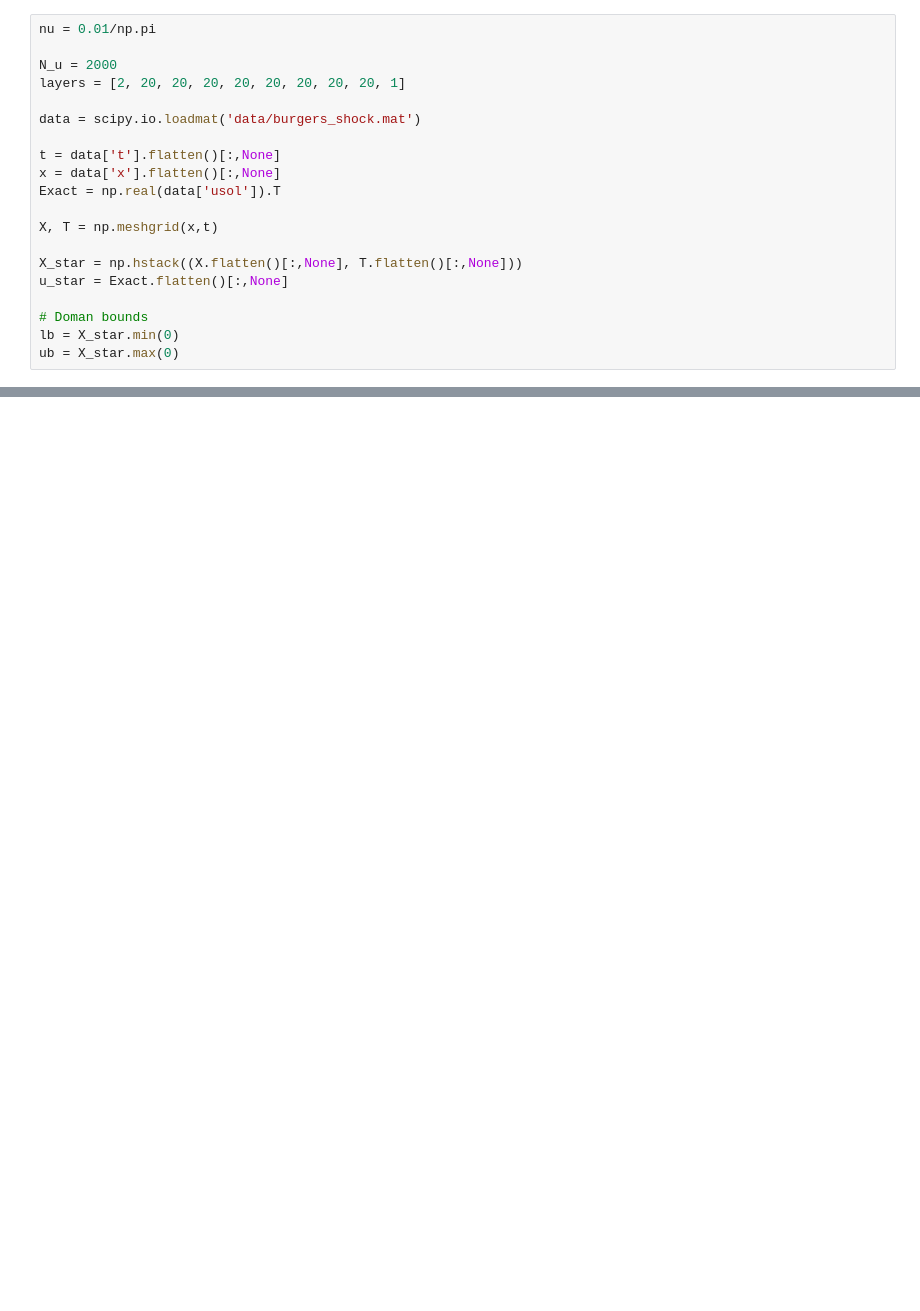
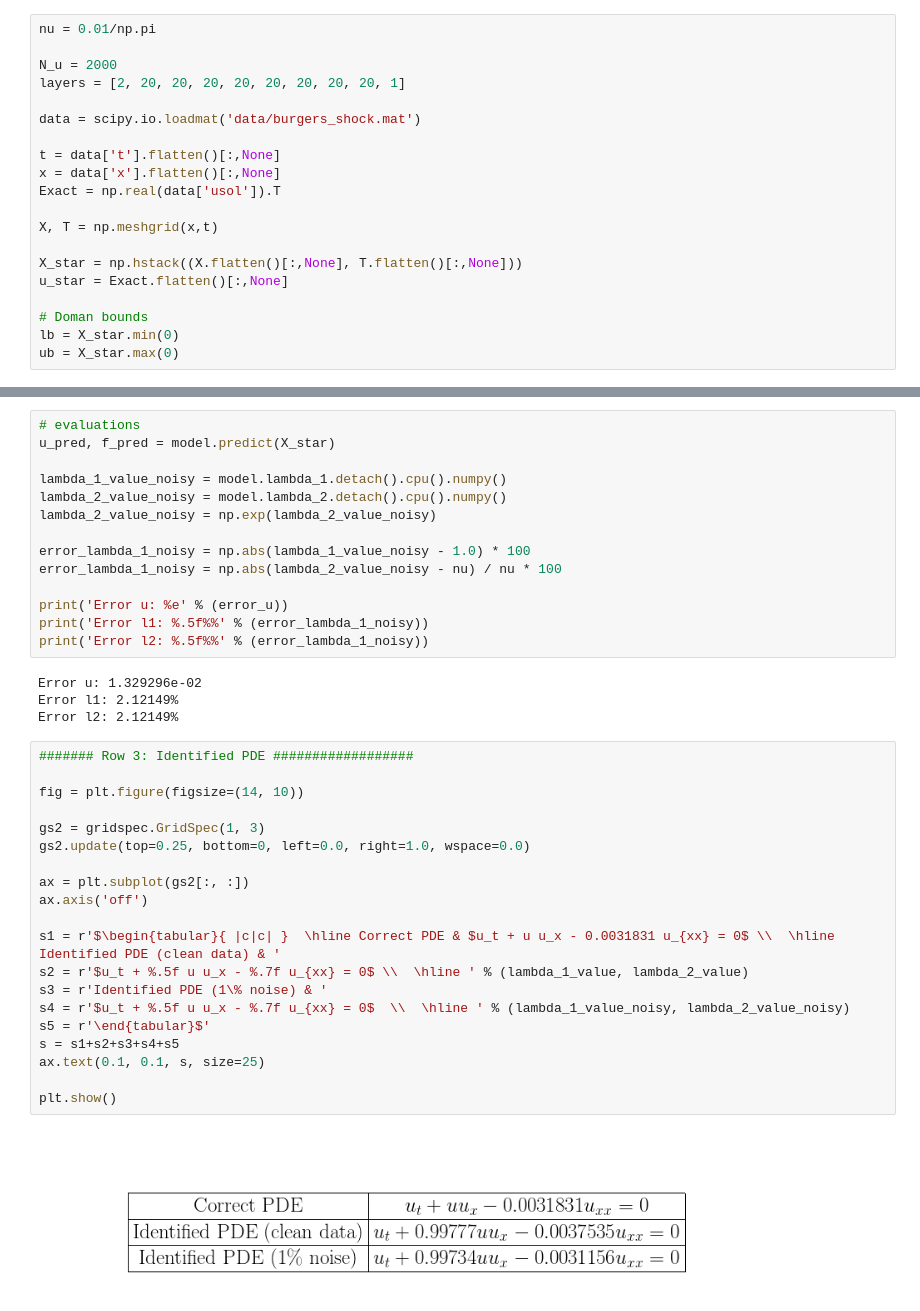
Before and after one commit to jayroxis/PINNs, a Jupyter notebook: Burgers Equation/Burgers Identification (PyTorch).ipynb, the cells around one changed output, grey strips where cells are left out. Saved outputs shown, nothing was run; the diff lists cells and outputs as text; blank space fills up the shorter version.

Commit message:
Update with Correct Codes

```diff
--- a/Burgers Equation/Burgers Identification (PyTorch).ipynb
+++ b/Burgers Equation/Burgers Identification (PyTorch).ipynb
@@ -317,0 +438,40 @@ It: 810, Loss: 1.296e-02, Lambda_1: 0.375, Lambda_2: 0.002862, Time: 0.15
+# %%
+# evaluations
+u_pred, f_pred = model.predict(X_star)
+
+lambda_1_value_noisy = model.lambda_1.detach().cpu().numpy()
+lambda_2_value_noisy = model.lambda_2.detach().cpu().numpy()
+lambda_2_value_noisy = np.exp(lambda_2_value_noisy)
+
+error_lambda_1_noisy = np.abs(lambda_1_value_noisy - 1.0) * 100
+error_lambda_1_noisy = np.abs(lambda_2_value_noisy - nu) / nu * 100
+
+print('Error u: %e' % (error_u))
+print('Error l1: %.5f%%' % (error_lambda_1_noisy))
+print('Error l2: %.5f%%' % (error_lambda_1_noisy))
+# %% [output]
+Error u: 1.329296e-02
+Error l1: 2.12149%
+Error l2: 2.12149%
+# %%
+####### Row 3: Identified PDE ##################
+
+fig = plt.figure(figsize=(14, 10))
+
+gs2 = gridspec.GridSpec(1, 3)
+gs2.update(top=0.25, bottom=0, left=0.0, right=1.0, wspace=0.0)
+
+ax = plt.subplot(gs2[:, :])
+ax.axis('off')
+
+s1 = r'$\begin{tabular}{ |c|c| }  \hline Correct PDE & $u_t + u u_x - 0.0031831 u_{xx} = 0$ \\  \hline Identified PDE (clean data) & '
+s2 = r'$u_t + %.5f u u_x - %.7f u_{xx} = 0$ \\  \hline ' % (lambda_1_value, lambda_2_value)
+s3 = r'Identified PDE (1\% noise) & '
+s4 = r'$u_t + %.5f u u_x - %.7f u_{xx} = 0$  \\  \hline ' % (lambda_1_value_noisy, lambda_2_value_noisy)
+s5 = r'\end{tabular}$'
+s = s1+s2+s3+s4+s5
+ax.text(0.1, 0.1, s, size=25)
+
+plt.show()
+# %% [output]
+[figure, added]
```
Also changed, not shown: parts of 18 cells of this notebook, 1 other file.
